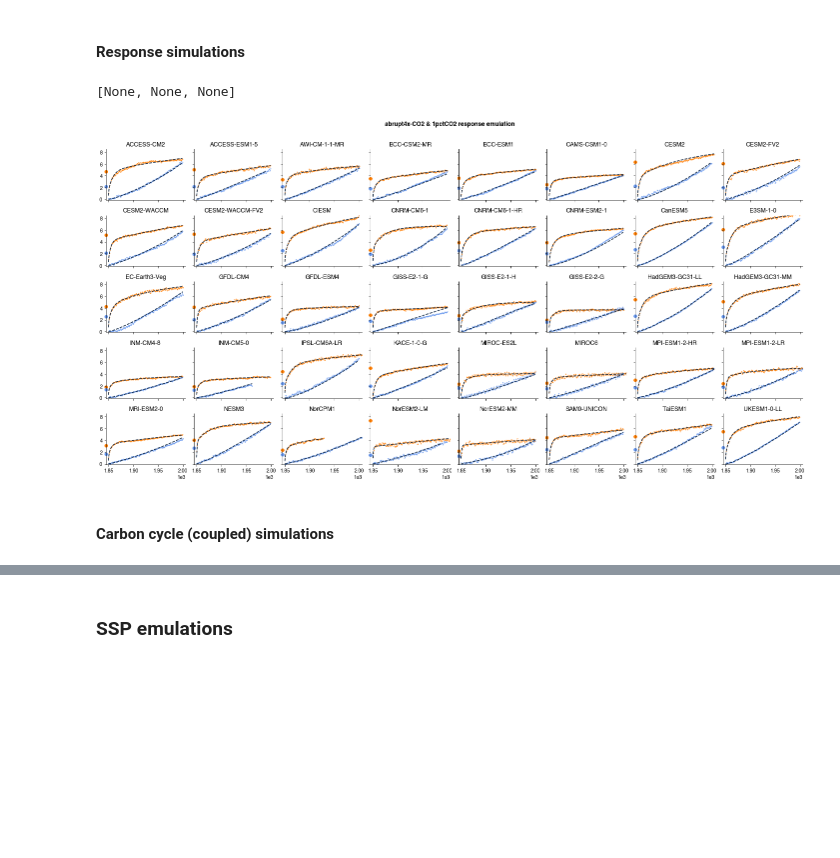
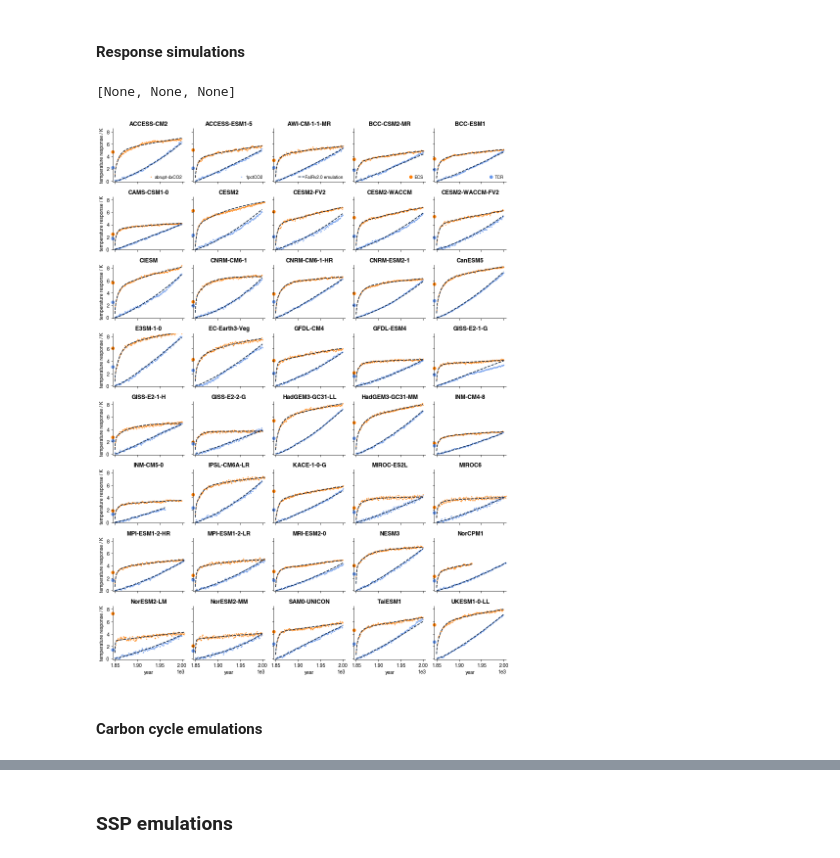
Before and after one commit to njleach/GIR, a Jupyter notebook: GIR/notebooks/CMIP6_emulation.ipynb, the cells around one changed output, grey strips where cells are left out. Saved outputs shown, nothing was run; the diff lists cells and outputs as text; code cells hidden in the pictures; blank space fills up the shorter version.

Commit message:
updates to figures, run NROY over SSPs, add RCMIP notebook

```diff
--- a/GIR/notebooks/CMIP6_emulation.ipynb
+++ b/GIR/notebooks/CMIP6_emulation.ipynb
@@ -85,7 +85,7 @@ ERFaci_params = pd.read_csv('../Parameter_Sets/CMIP6_ERFaci.csv',index_col=0)
 
 fair_default_params = pd.read_csv('../Parameter_Sets/Complete_gas_cycle_params.csv',index_col=0,skiprows=1)
 
-cc_params = pd.read_csv('../Parameter_Sets/CMIP6_1pctCO2_cc_15082020_indep_rCrT.csv',index_col=0)
+cc_params = pd.read_csv('../Parameter_Sets/CMIP6_1pctCO2_cc_240820_byOLSE_plus_rA.csv',index_col=0)
 # %%
 ## convert the response params to FaIR params
 
@@ -143,12 +143,16 @@ fair_param_df = pd.concat([convert_geoffrey_to_FaIR(x.iloc[:10]) for y,x in resp
 
 cmip6_gas_params = pd.concat([fair_default_params]*fair_param_df.columns.levels[0].size,axis=1,keys=fair_param_df.columns.levels[0])
 
+C4MIP_data_1=pd.read_csv('../tmp/C4MIP_tas_CO2_flux.csv',index_col=0,header=[0,1,2])
+
 for model in cmip6_gas_params.columns.levels[0]:
 
     if model in cc_params.index:
-        cmip6_gas_params.loc[['r0','rC','rT','PI_conc'],(model,'carbon_dioxide')] = cc_params.loc[model,['r0','rC','rT','PI_conc']]
+        cmip6_gas_params.loc[['r0','rC','rT','rA'],(model,'carbon_dioxide')] = cc_params.loc[model,['r0','rC','rT','rA']]
+        cmip6_gas_params.loc['PI_conc',(model,'carbon_dioxide')] = C4MIP_data_1[model]['1pctCO2']['CO2'].values[0]/1.01
     else:
-        cmip6_gas_params.loc[['r0','rC','rT','PI_conc'],(model,'carbon_dioxide')] = cc_params.loc[:,['r0','rC','rT','PI_conc']].mean()
+        cmip6_gas_params.loc[['r0','rC','rT','rA'],(model,'carbon_dioxide')] = cc_params.loc[:,['r0','rC','rT','rA']].mean()
+        cmip6_gas_params.loc['PI_conc',(model,'carbon_dioxide')] = np.mean(C4MIP_data_1.loc[:,(slice(None),'1pctCO2','CO2')].values[0])/1.01
 
     cmip6_gas_params.loc[['f1','f3'],(model,'carbon_dioxide')] = forc_vals_to_f(response_params.loc['F_2x',model],response_params.loc['F_4x',model],PI_conc=cmip6_gas_params.loc['PI_conc',(model,'carbon_dioxide')])
 
@@ -180,7 +182,8 @@ abrupt4x_concs = pd.DataFrame(index=np.arange(1850,2850),columns=pd.MultiIndex.f
 for model in cmip6_gas_params.columns.levels[0]:
 
     if model in C4MIP_data_1.columns:
-        onepct_concs.loc[:1850+C4MIP_data_1[model]['1pctCO2']['CO2'].values.size-1,(model,'carbon_dioxide')] = C4MIP_data_1[model]['1pctCO2']['CO2'].values
+        onepct_concs.loc[:1850+C4MIP_data_1[model]['1pctCO2']['CO2'].dropna().values.size-1,(model,'carbon_dioxide')] = C4MIP_data_1[model]['1pctCO2']['CO2'].dropna().values
+        onepct_concs.loc[1850+C4MIP_data_1[model]['1pctCO2']['CO2'].dropna().values.size-1:,(model,'carbon_dioxide')] = C4MIP_data_1[model]['1pctCO2']['CO2'].dropna().values[-1]*1.01**np.arange(1001-C4MIP_data_1[model]['1pctCO2']['CO2'].dropna().values.size)
     else:
         onepct_concs.loc[:,(model,'carbon_dioxide')] = cmip6_gas_params.loc['PI_conc',(model,'carbon_dioxide')] * 1.01**np.arange(1,1001)
     abrupt4x_concs.loc[:,(model,'carbon_dioxide')] = cmip6_gas_params.loc['PI_conc',(model,'carbon_dioxide')] * 4
@@ -200,7 +203,7 @@ Integrating 40 scenarios, 1 gas cycle parameter sets, 1 thermal response paramet
 # %%
 ## create a figure
 
-fig,ax = plt.subplots(5,8,figsize=(20,10))
+fig,ax = plt.subplots(8,5,figsize=(12,16))
 
 emulation_color = '#011936'
 CMIP_color = '#FF7D00'
@@ -209,35 +212,48 @@ for i,model in enumerate(abrupt_CMIP6_data.columns):
 
     abrupt_plot_data = abrupt_CMIP6_data.loc[:,model].dropna().values
     ax.flatten()[i].plot(np.arange(1850,1850+abrupt_plot_data.size),abrupt_plot_data,'o',ms=1,c=CMIP_color)
     onepct_plot_data = onepct_CMIP6_data.loc[:,model].dropna().values
     ax.flatten()[i].plot(np.arange(1850,1850+onepct_plot_data.size),onepct_plot_data,'o',ms=1,c='cornflowerblue')
 
     # onepct starts one year earlier so shift forward by one year
     ax.flatten()[i].plot(np.arange(1850,1850+onepct_plot_data.size),onepct_emulation['T'].loc[:,[model]].values[1:onepct_plot_data.size+1],ls='--',c=emulation_color)
     ax.flatten()[i].plot(np.arange(1850,1850+abrupt_plot_data.size),abrupt4x_emulation['T'].loc[:,[model]].values[:abrupt_plot_data.size],ls='--',c=emulation_color)
 
     line=ax.flatten()[i].plot(1845,response_params.loc['ECS',model],'o',c=CMIP_color,zorder=-10)[0]
     line.set_clip_on(False)
     line=ax.flatten()[i].plot(1845,response_params.loc['TCR',model],'o',c='cornflowerblue',zorder=-10)[0]
     line.set_clip_on(False)
 
-    ax.flatten()[i].set_title(model)
+    ax.flatten()[i].set_title(model,fontweight='bold')
 
     [ax.flatten()[i].spines[pos].set_visible(False) for pos in ['top','right']]
 
 [a.set_xlim(1845,2005) for a in ax.flatten()]
 [a.set_ylim(-0.1,8.5) for a in ax.flatten()]
 [a.tick_params(labelbottom=False) for a in ax[:-1].flatten()]
 [a.tick_params(labelleft=False) for a in ax[:,1:].flatten()]
+[a.set_xlabel('year') for a in ax[-1].flatten()]
+[a.set_ylabel('temperature response / K') for a in ax[:,0].flatten()]
 
-fig.suptitle('abrupt4x-CO2 & 1pctCO2 response emulation',fontweight='bold',y=1.01)
+# fig.suptitle('abrupt4x-CO2 & 1pctCO2 response emulation',fontweight='bold',y=1.01)
+
+ax[0,0].plot([],[],'o',color=CMIP_color,ms=1,label='abrupt-4xCO2')
+ax[0,1].plot([],[],'o',color='cornflowerblue',ms=1,label='1pctCO2')
+ax[0,2].plot([],[],ls='--',color=emulation_color,lw=1.5,label='FaIRv2.0 emulation')
+ax[0,3].plot([],[],'o',color=CMIP_color,label='ECS')
+ax[0,4].plot([],[],'o',color='cornflowerblue',label='TCR')
+ax[0,0].legend(loc='lower right',prop={'size': 9},labelspacing=0,borderpad=0,handlelength=1.5,handletextpad=0.1)
+ax[0,1].legend(loc='lower right',prop={'size': 9},labelspacing=0,borderpad=0,handlelength=1.5,handletextpad=0.1)
+ax[0,2].legend(loc='lower right',prop={'size': 9},labelspacing=0,borderpad=0,handlelength=1.5,handletextpad=0.1)
+ax[0,3].legend(loc='lower right',prop={'size': 9},labelspacing=0,borderpad=0,handlelength=1.5,handletextpad=0.1)
+ax[0,4].legend(loc='lower right',prop={'size': 9},labelspacing=0,borderpad=0,handlelength=1.5,handletextpad=0.1)
 
 plt.tight_layout()
 
 # fig.patch.set_facecolor('white')
 [fig.savefig('/home/leachl/Documents/Simple_models/FaIR_v2-0_paper/Plots/CMIP6_response_emulation_grid.'+x,bbox_inches='tight',dpi=600) for x in ['png','pdf','svg']]
 # %% [output]
 [None, None, None]
-[figure, old version]
+[figure, new version]
 # %% [markdown]
-#### Carbon cycle (coupled) simulations
+#### Carbon cycle emulations
```
Also changed, not shown: parts of 16 cells of this notebook, 12 other files.
